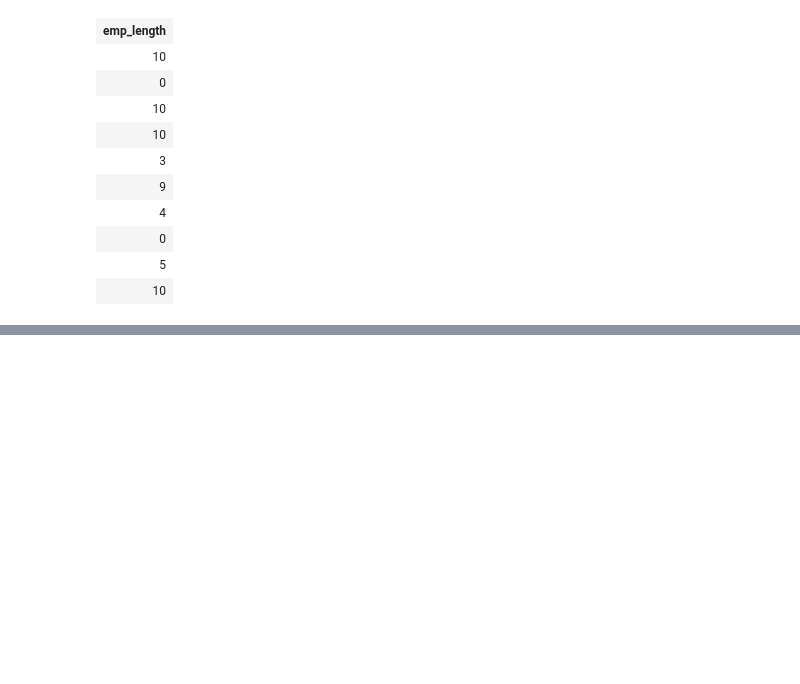
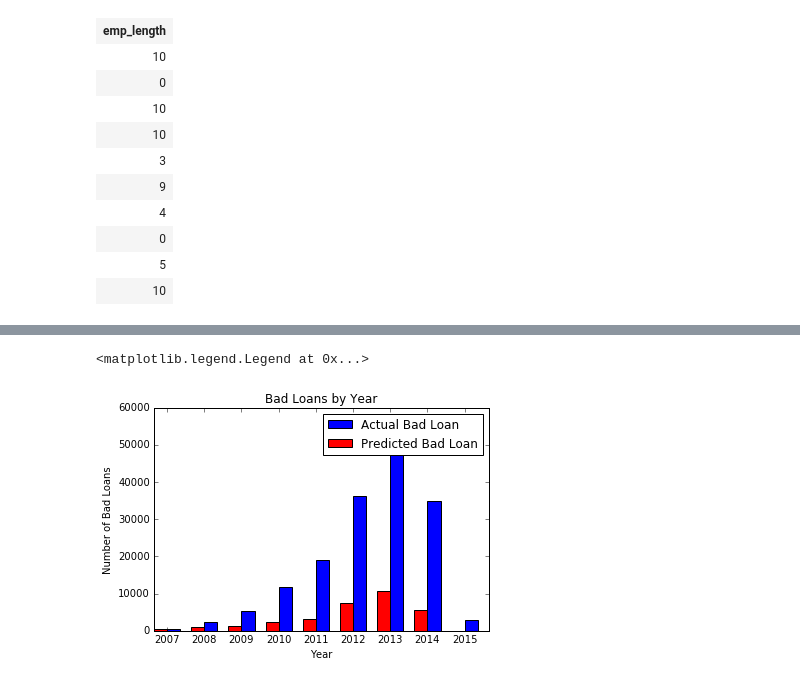
Before and after one commit to h2oai/dallas-tutorials, a Jupyter notebook: Dallas Open Tour.ipynb, the cells around one changed output, grey strips where cells are left out. Cells and saved outputs as stored; diff of their text form; code cells hidden in the pictures; blank space fills up the shorter version.

Commit message:
Add plots

```diff
--- a/Dallas Open Tour.ipynb
+++ b/Dallas Open Tour.ipynb
@@ -176,6 +177,34 @@ loan_stats["dti_delta"] = loan_stats["dti2"] - loan_stats["dti"]
 loan_stats["avail_credit_util"] = loan_stats["avail_credit"]/loan_stats["annual_inc"]
 loan_stats["avail_credit_util_log"] = (loan_stats["avail_credit_util"] == 0).ifelse(0,
                                                                         loan_stats["avail_credit_util"].log())
+# %%
+# Find out how many loans are bad in each year in the dataset
+loan_stats = loan_stats[~(loan_stats["member_id"].isna()),:]
+loan_stats["issue_d_year"] = loan_stats["issue_d"].year()
+
+grouped = loan_stats.group_by(["issue_d_year"])
+loans_by_year = grouped.count().sum("bad_loan").get_frame()
+loans_by_year_df = loans_by_year.as_data_frame(use_pandas = True)
+# %%
+# Plot number of actual and predicted bad loans
+import matplotlib.pyplot as plt
+
+fig, ax = plt.subplots()
+width = 0.35
+rects1 = ax.bar(loans_by_year_df["issue_d_year"] + width, loans_by_year_df["nrow_id"], width, color='b')
+rects2 = ax.bar(loans_by_year_df["issue_d_year"], loans_by_year_df["sum_bad_loan"], width, color='r')
+
+ax.set_ylabel('Number of Bad Loans')
+ax.set_xlabel('Year')
+
+ax.set_title('Bad Loans by Year')
+ax.set_xticks(loans_by_year_df["issue_d_year"] + width)
+ax.set_xticklabels(loans_by_year_df["issue_d_year"])
+
+ax.legend((rects1[0], rects2[0]), ('Actual Bad Loan', 'Predicted Bad Loan'))
+# %% [output]
+<matplotlib.legend.Legend at 0x...>
+[figure, added]
 # %%
 # Do a test-train split (80-20)
 s = loan_stats["int_rate"].runif()
```
Also changed, not shown: parts of 8 cells of this notebook.
